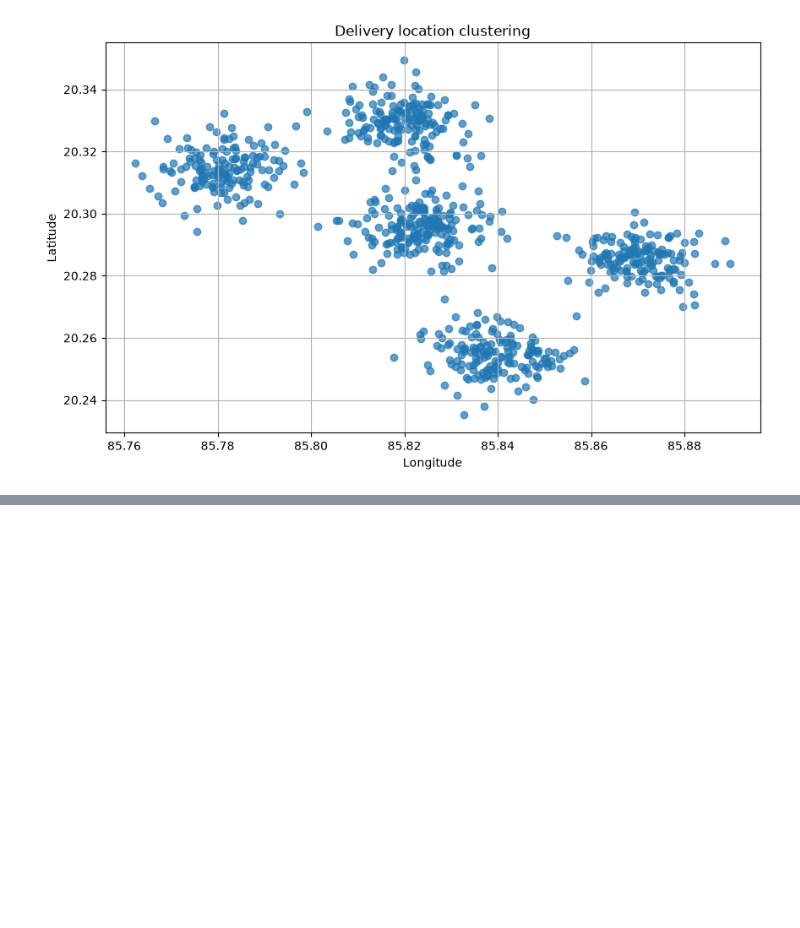
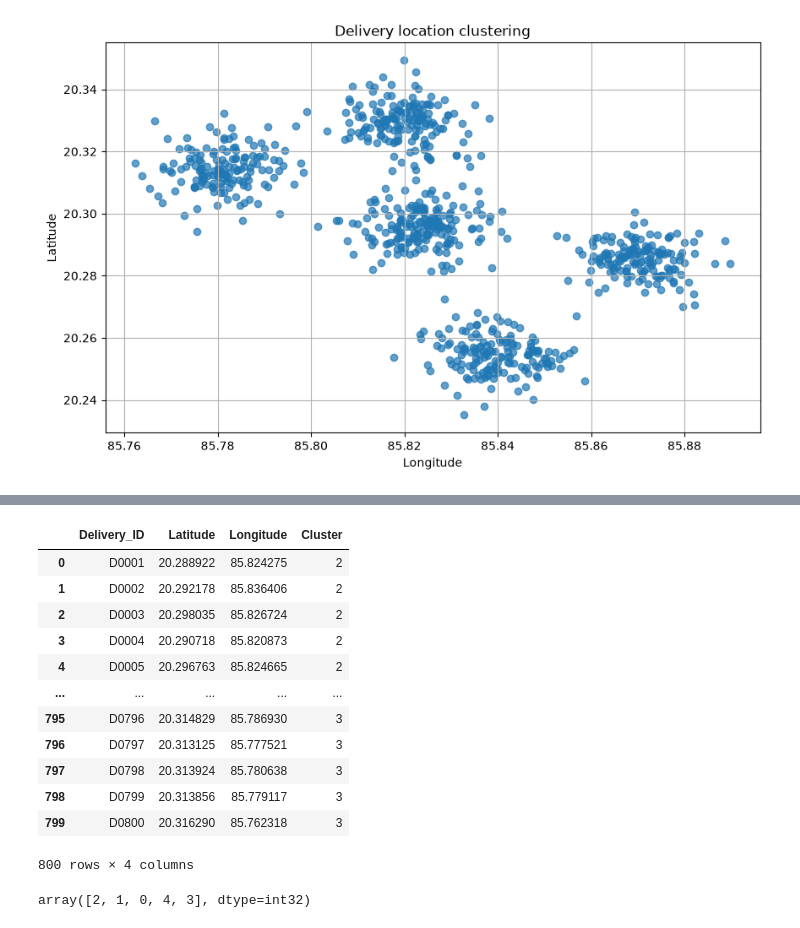
Before and after one commit to bhabanisipu/Delivery_Location_Clustering, a Jupyter notebook: notebooks/delivery_clustering.ipynb, the cells around one changed output, grey strips where cells are left out. Cells and saved outputs as stored; diff of their text form; code cells hidden in the pictures; blank space fills up the shorter version.

```diff
--- a/notebooks/delivery_clustering.ipynb
+++ b/notebooks/delivery_clustering.ipynb
@@ -131,0 +140,22 @@ plt.plot(wcss,marker="*")
+# %%
+kmean = KMeans(n_clusters=5,init='k-means++',random_state=True)
+df['Cluster'] = kmean.fit_predict(x)
+df
+# %% [output]
+|  | Delivery_ID | Latitude | Longitude | Cluster |
+| 0 | D0001 | 20.288922 | 85.824275 | 2 |
+| 1 | D0002 | 20.292178 | 85.836406 | 2 |
+| 2 | D0003 | 20.298035 | 85.826724 | 2 |
+| 3 | D0004 | 20.290718 | 85.820873 | 2 |
+| 4 | D0005 | 20.296763 | 85.824665 | 2 |
+| ... | ... | ... | ... | ... |
+| 795 | D0796 | 20.314829 | 85.786930 | 3 |
+| 796 | D0797 | 20.313125 | 85.777521 | 3 |
+| 797 | D0798 | 20.313924 | 85.780638 | 3 |
+| 798 | D0799 | 20.313856 | 85.779117 | 3 |
+| 799 | D0800 | 20.316290 | 85.762318 | 3 |
+800 rows × 4 columns
+# %%
+df['Cluster'].unique()
+# %% [output]
+array([2, 1, 0, 4, 3], dtype=int32)
```
Also changed, not shown: parts of 11 cells of this notebook.
